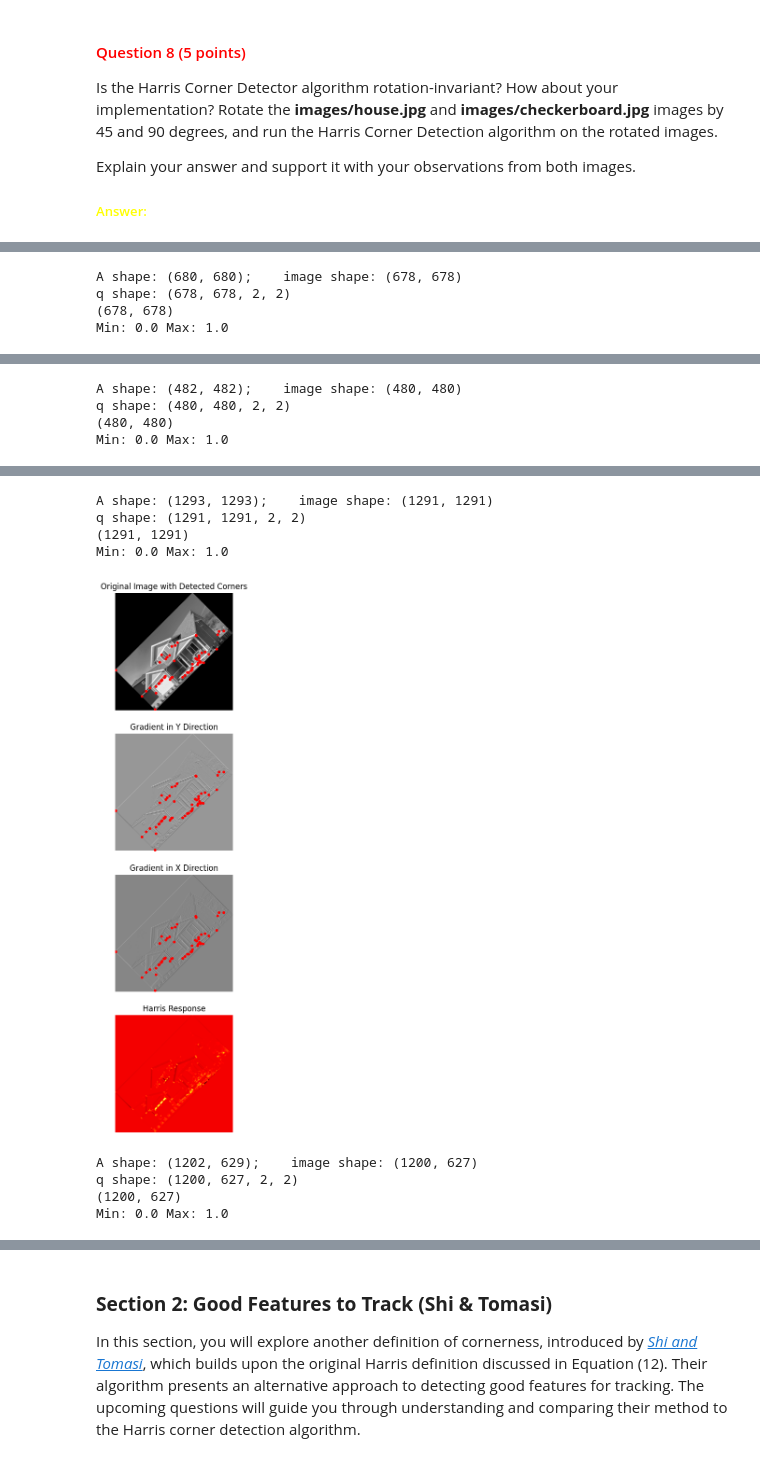
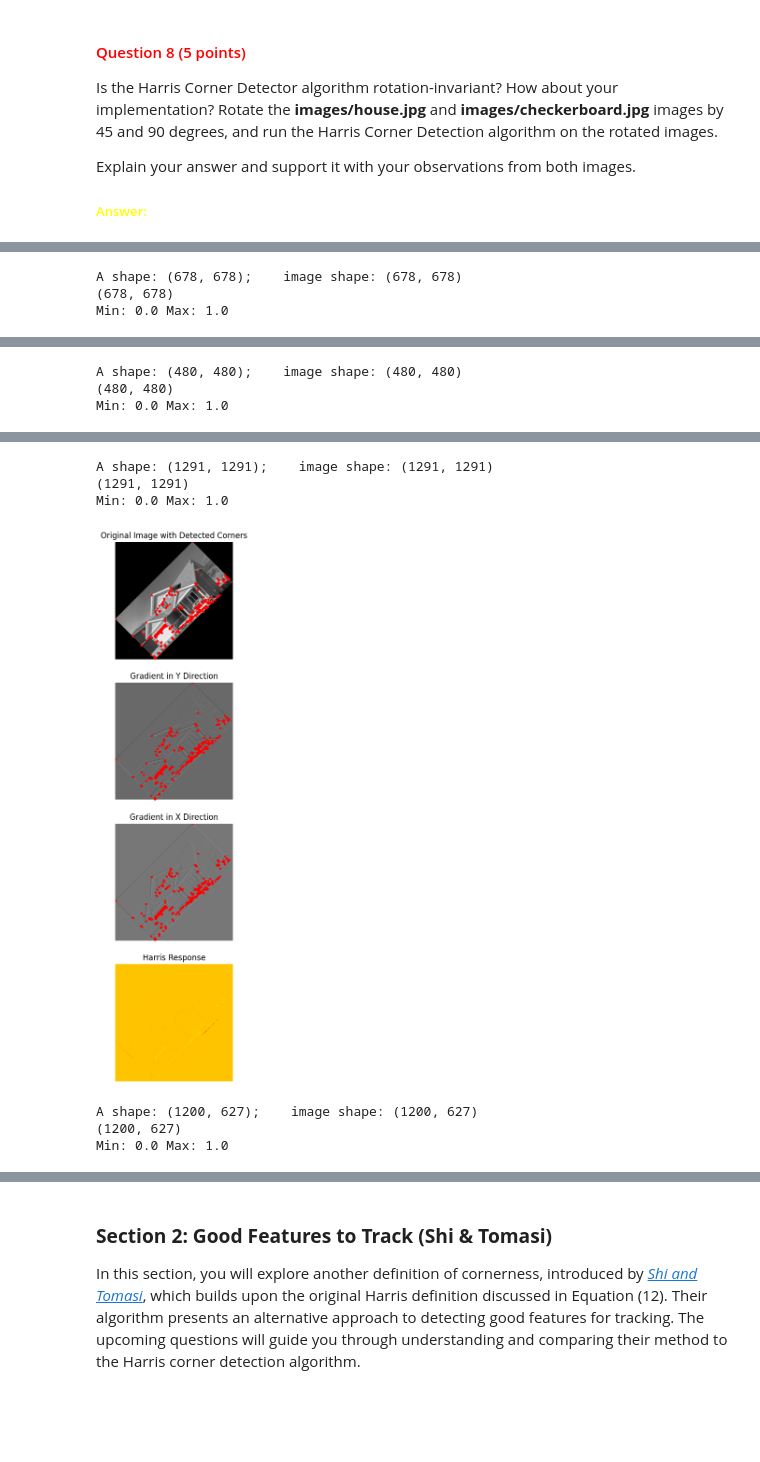
Before and after one commit to uvacv1/cv1-lab-3, a Jupyter notebook: cv1-lab-3.ipynb, the cells around one changed output, grey strips where cells are left out. Saved outputs shown, nothing was run; the diff lists cells and outputs as text; code cells hidden in the pictures; blank space fills up the shorter version.

```diff
--- a/cv1-lab-3.ipynb
+++ b/cv1-lab-3.ipynb
@@ -392,18 +392,18 @@ def plot_harris_corner_detection_results(normalized_image, harris_response, rows
     # YOUR CODE HERE
     fig, axs = plt.subplots(4, figsize=(15,15))
     axs[0].imshow(normalized_image, cmap="gray")
-    axs[0].scatter(columns, rows, color='red', s=10)
+    axs[0].scatter(columns, rows, color='red', s=5)
     axs[0].set_title('Original Image with Detected Corners')
     axs[0].axis('off')
     print("Min:", normalized_image.min(), "Max:", normalized_image.max())
 
     axs[1].imshow(compute_gradient_y(normalized_image), cmap="gray")
-    axs[1].scatter(columns, rows, color='red', s=10)
+    axs[1].scatter(columns, rows, color='red', s=5)
     axs[1].set_title('Gradient in Y Direction')
     axs[1].axis('off')
 
     axs[2].imshow(compute_gradient_x(normalized_image), cmap="gray")
-    axs[2].scatter(columns, rows, color='red', s=10)
+    axs[2].scatter(columns, rows, color='red', s=5)
     axs[2].set_title('Gradient in X Direction')
     axs[2].axis('off')
 
@@ -477,0 +491,6 @@ Min: 0.0 Max: 1.0
+# %%
+# YOUR CODE HERE
+house = convert_image_to_grayscale("images/house.jpg")
+print("-------- HARRIS DETECTOR WITH THRESHOLD 0.004 (A FEW CORNERS) --------")
+h, r, c = harris_corner_detector(house, 1, 0.004)
+plot_harris_corner_detection_results(house, h, r, c)
@@ -514,18 +541,17 @@ rotated_checkerboard_90 = rotate_image(checkerboard, 90)
 rotated_house_90 = rotate_image(house, 90)
 
 
-h, r, c = harris_corner_detector(rotated_checkerboard_45, 3.0, 1.0)
+h, r, c = harris_corner_detector(rotated_checkerboard_45, 1.0, .01)
 plot_harris_corner_detection_results(rotated_checkerboard_45, h, r, c)
 
-h, r, c = harris_corner_detector(rotated_checkerboard_90, 3.0, 1.0)
+h, r, c = harris_corner_detector(rotated_checkerboard_90, 1.0, .01)
 plot_harris_corner_detection_results(rotated_checkerboard_90, h, r, c)
 
-h, r, c = harris_corner_detector(rotated_house_45, 4.0, 0.1)
+h, r, c = harris_corner_detector(rotated_house_45, 1.0, 0.001)
 plot_harris_corner_detection_results(rotated_house_45, h, r, c)
-h, r, c = harris_corner_detector(rotated_house_90, 4.0, 0.1)
+h, r, c = harris_corner_detector(rotated_house_90, 1.0, 0.001)
 plot_harris_corner_detection_results(rotated_house_90, h, r, c)
 # %% [output]
-A shape: (680, 680);    image shape: (678, 678)
-q shape: (678, 678, 2, 2)
+A shape: (678, 678);    image shape: (678, 678)
 (678, 678)
 Min: 0.0 Max: 1.0
@@ -533,4 +559,3 @@ Min: 0.0 Max: 1.0
-A shape: (482, 482);    image shape: (480, 480)
-q shape: (480, 480, 2, 2)
+A shape: (480, 480);    image shape: (480, 480)
 (480, 480)
 Min: 0.0 Max: 1.0
@@ -538,9 +563,7 @@ Min: 0.0 Max: 1.0
-A shape: (1293, 1293);    image shape: (1291, 1291)
-q shape: (1291, 1291, 2, 2)
+A shape: (1291, 1291);    image shape: (1291, 1291)
 (1291, 1291)
 Min: 0.0 Max: 1.0
-[figure, old version]
+[figure, new version]
-A shape: (1202, 629);    image shape: (1200, 627)
-q shape: (1200, 627, 2, 2)
+A shape: (1200, 627);    image shape: (1200, 627)
 (1200, 627)
 Min: 0.0 Max: 1.0
```
Also changed, not shown: parts of 8 cells of this notebook.
